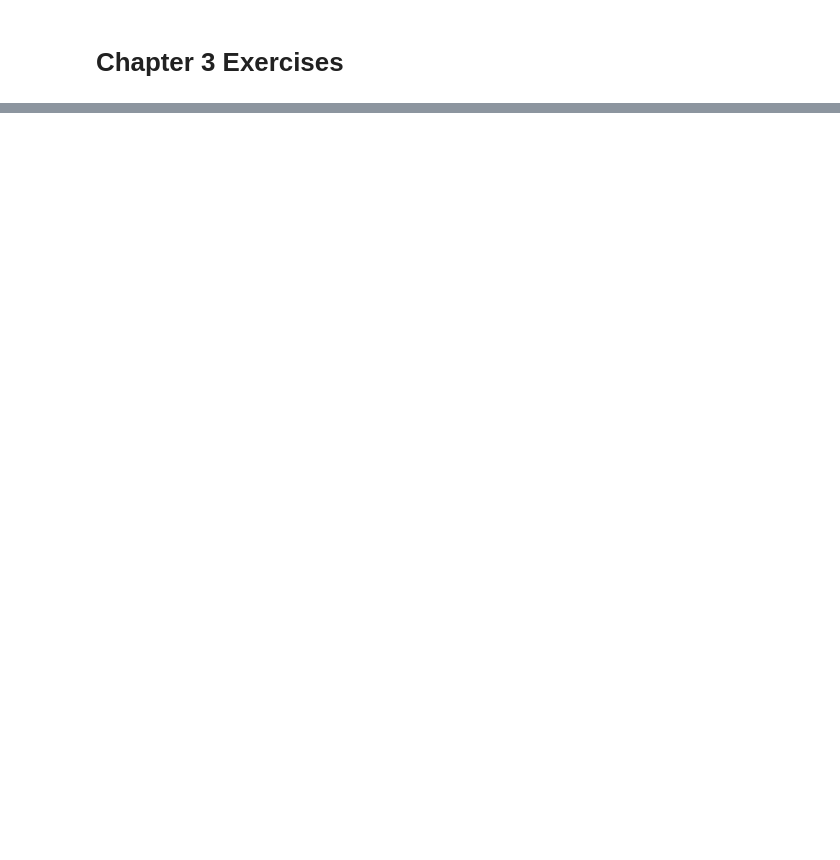
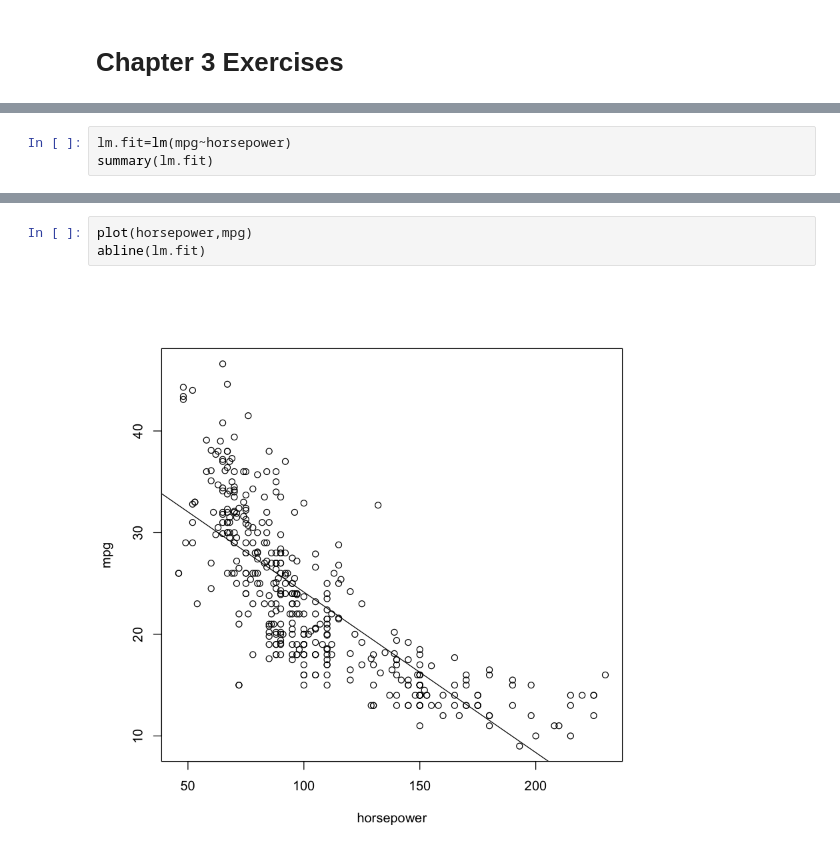
Before and after one commit to afitts/ISLR, a Jupyter notebook: Chapter3_exercises.ipynb, the cells around one changed output, grey strips where cells are left out. Cells and saved outputs as stored; diff of their text form; blank space fills up the shorter version.

```diff
--- a/Chapter3_exercises.ipynb
+++ b/Chapter3_exercises.ipynb
@@ -12,0 +38,3 @@
+# %%
+lm.fit=lm(mpg~horsepower)
+summary(lm.fit)
@@ -12,0 +91,5 @@
+# %%
+plot(horsepower,mpg)
+abline(lm.fit)
+# %% [output]
+[figure, added]
```
Also changed, not shown: parts of 24 cells of this notebook.
